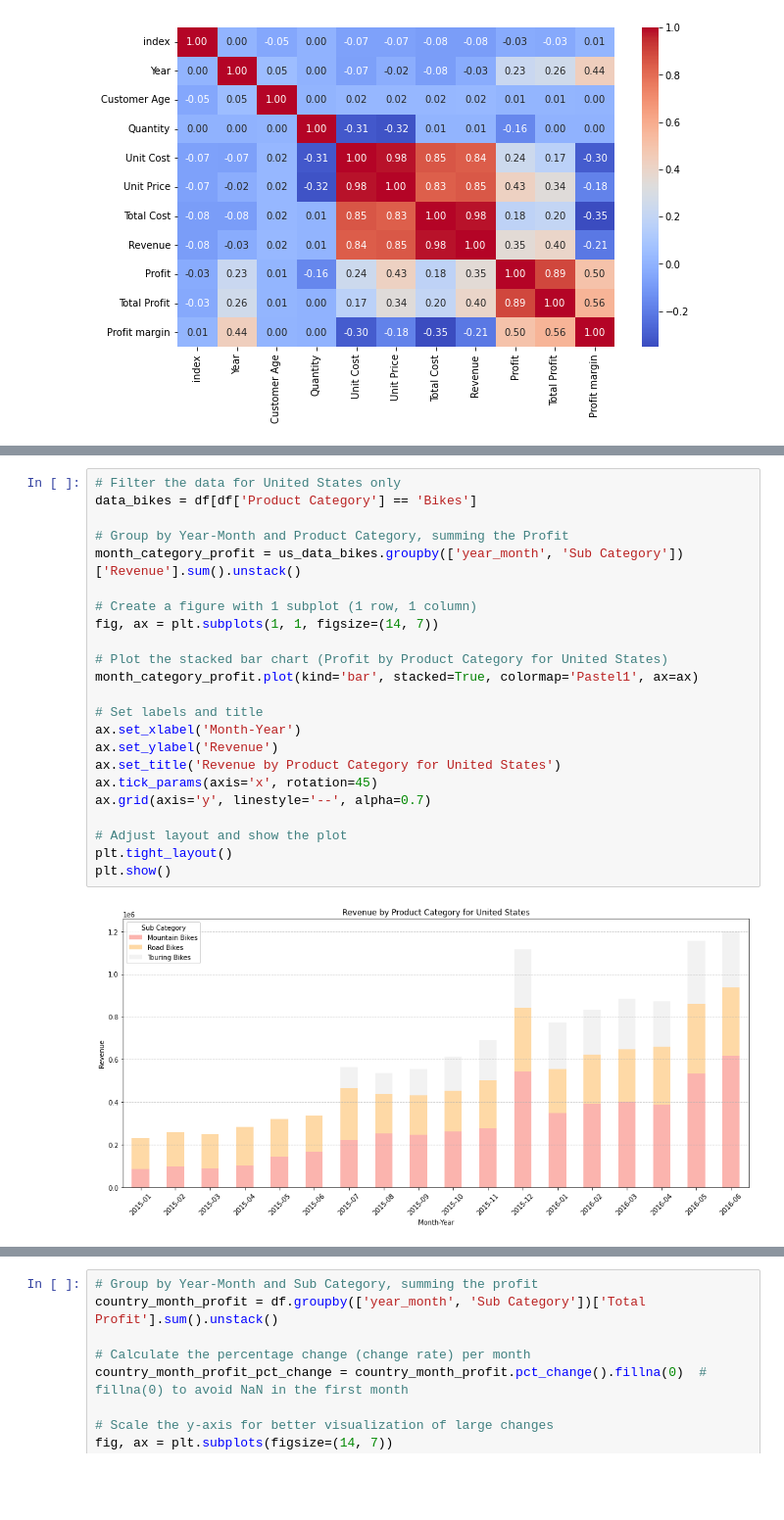
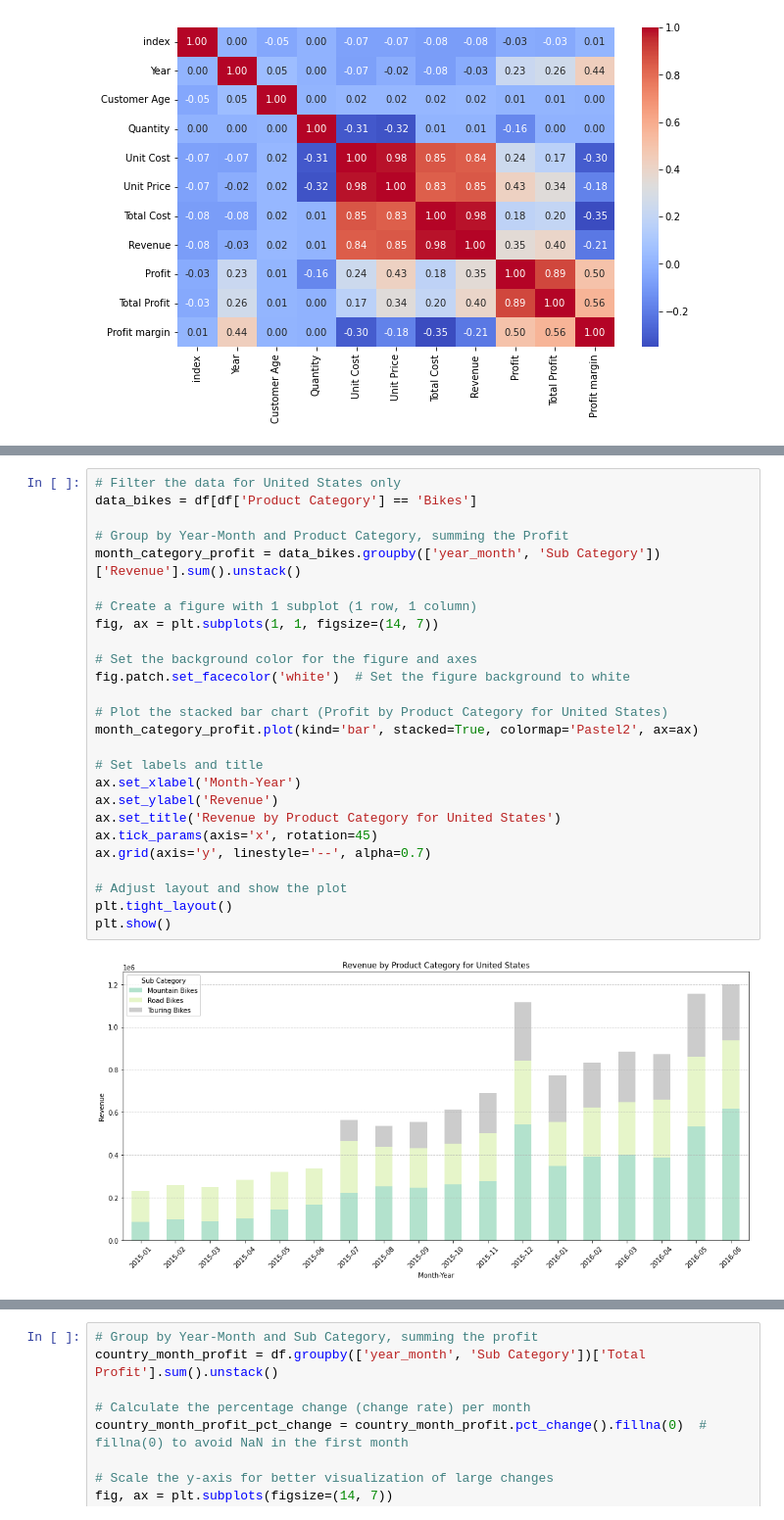
Before and after one commit to KaanC3lik/Bike-Retail-Sales-and-Profitability-Analysis, a Jupyter notebook: Sale Four Course.ipynb, the cells around one changed output, grey strips where cells are left out. Shown at 98% size. Cells and saved outputs as stored; diff of their text form; blank space fills up the shorter version.

```diff
--- a/Sale Four Course.ipynb
+++ b/Sale Four Course.ipynb
@@ -322,28 +380,31 @@ plt.show()
 # %%
 # Filter the data for United States only
 data_bikes = df[df['Product Category'] == 'Bikes']
 
 # Group by Year-Month and Product Category, summing the Profit
-month_category_profit = us_data_bikes.groupby(['year_month', 'Sub Category'])['Revenue'].sum().unstack()
+month_category_profit = data_bikes.groupby(['year_month', 'Sub Category'])['Revenue'].sum().unstack()
 
 # Create a figure with 1 subplot (1 row, 1 column)
 fig, ax = plt.subplots(1, 1, figsize=(14, 7))
 
+# Set the background color for the figure and axes
+fig.patch.set_facecolor('white')  # Set the figure background to white
+
 # Plot the stacked bar chart (Profit by Product Category for United States)
-month_category_profit.plot(kind='bar', stacked=True, colormap='Pastel1', ax=ax)
+month_category_profit.plot(kind='bar', stacked=True, colormap='Pastel2', ax=ax)
 
 # Set labels and title
 ax.set_xlabel('Month-Year')
 ax.set_ylabel('Revenue')
 ax.set_title('Revenue by Product Category for United States')
 ax.tick_params(axis='x', rotation=45)
 ax.grid(axis='y', linestyle='--', alpha=0.7)
 
 # Adjust layout and show the plot
 plt.tight_layout()
 plt.show()
 # %% [output]
-[figure, old version]
+[figure, new version]
 # %%
 # Filter the data for United States only
 data_bikes = df[df['Product Category'] == 'Bikes']
```
Also changed, not shown: parts of 10 cells of this notebook, 1 other file.
